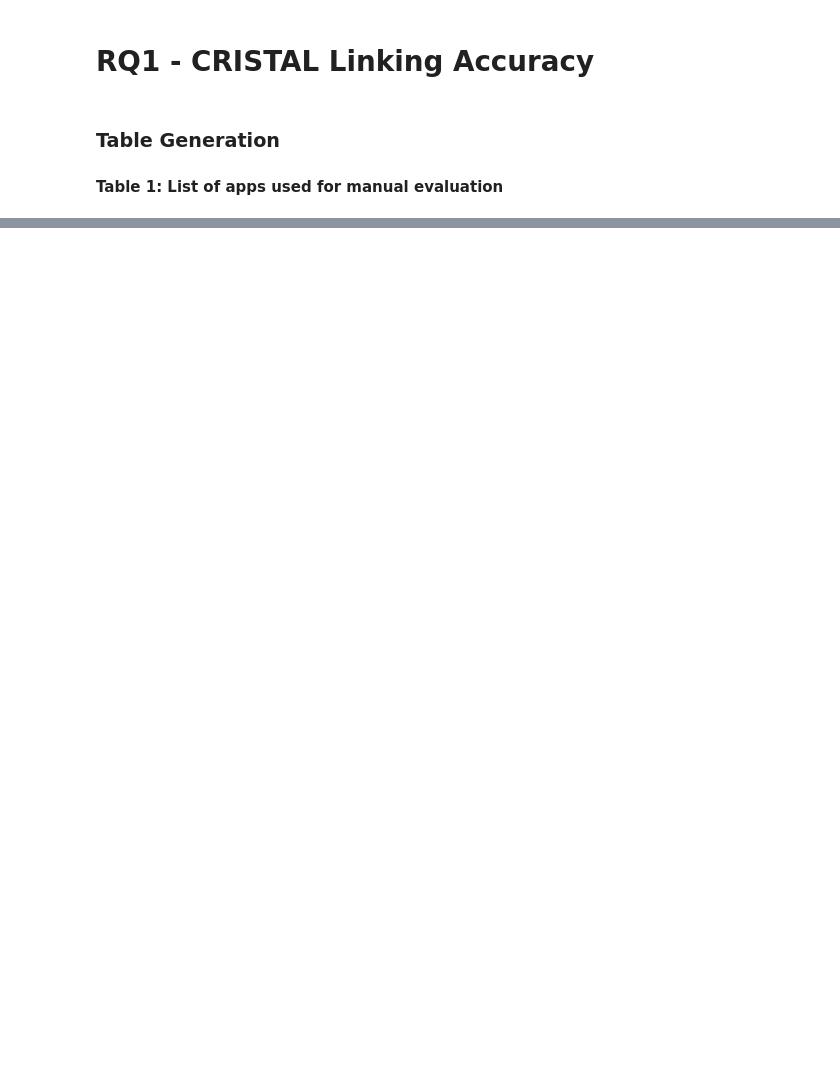
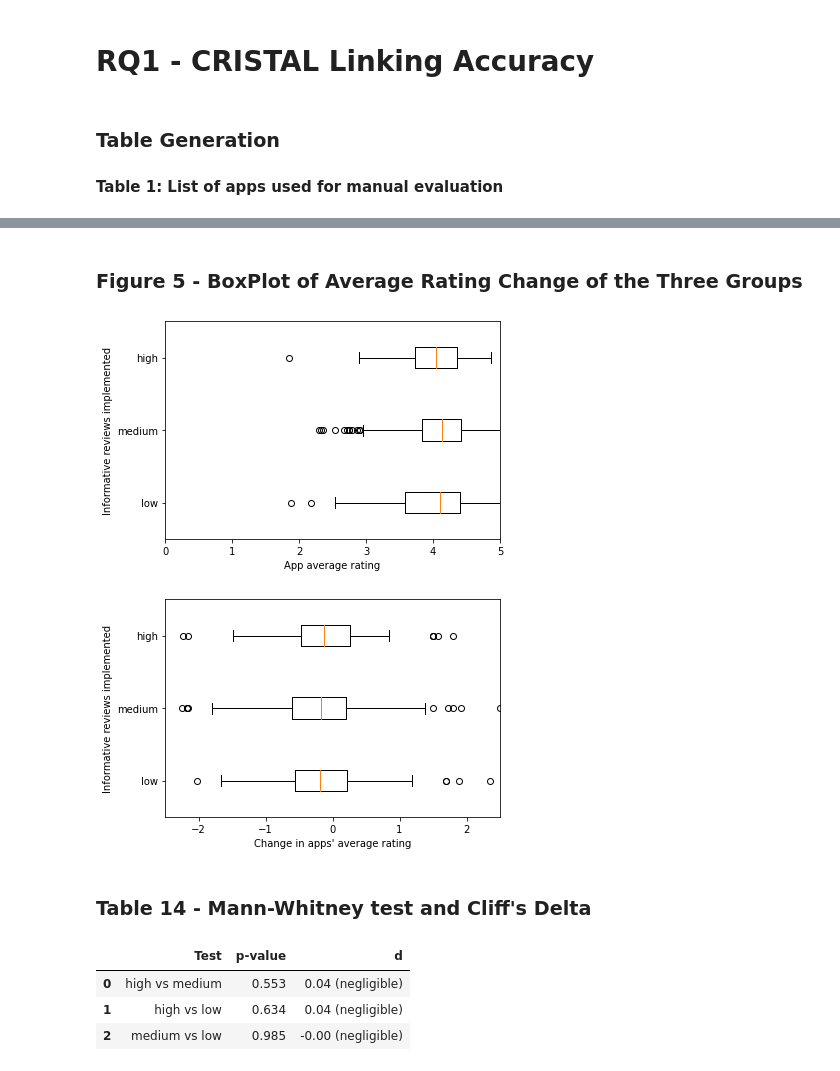
Before and after one commit to maleknaz/P4-CRISTAL-Replication, a Jupyter notebook: P4.ipynb, the cells around one changed output, grey strips where cells are left out. Saved outputs shown, nothing was run; the diff lists cells and outputs as text; code cells hidden in the pictures; blank space fills up the shorter version.

```diff
--- a/P4.ipynb
+++ b/P4.ipynb
@@ -816,0 +961,52 @@ commit_df.head()
+# %% [markdown]
+### Figure 5 - BoxPlot of Average Rating Change of the Three Groups
+# %%
+def figure_5_helper(app: str):
+    return np.mean([r.score for r in load_reviews(app)])
+
+
+def figure_5(apps: list[str]) -> dict[str, list[list[float]]]:
+    ratings = pmap(figure_5_helper, apps, desc='Loading reviews')
+    ratings = dict(zip(apps, ratings))
+    groups = {g: [ratings[a] for a in aps] for g, aps in app_groups.items()}
+    plt.boxplot(list(groups.values()), labels=list(groups.keys()), vert=False)
+    plot(xlim=[0,5], xlabel='App average rating', ylabel='Informative reviews implemented').show()
+
+    groups = {g: [v for v in pmap(get_rating_change, aps, desc=f'Computing rating change for {g} group') if not math.isnan(v)]
+              for g, aps in app_groups.items()}
+    plt.boxplot(list(groups.values()), labels=list(groups.keys()), vert=False)
+    plot(xlim=[-2.5, 2.5], xlabel='Change in apps\' average rating', ylabel='Informative reviews implemented').show()
+
+    return groups
+
+
+app_group_deltas = figure_5(list(apps.keys()))
+# %% [output]
+[figure, added]
+[figure, added]
+# %% [markdown]
+### Table 14 - Mann-Whitney test and Cliff's Delta
+# %%
+from itertools import combinations
+from cliffs_delta import cliffs_delta
+from scipy.stats import mannwhitneyu
+
+def table_14() -> pd.DataFrame:
+    keys = ['high', 'medium', 'low']
+    results = []
+    for f, t in list(combinations(keys, 2)):
+        delta, remark = cliffs_delta(app_group_deltas[f], app_group_deltas[t])
+        results.append({
+            'Test': f'{f} vs {t}',
+            'p-value': f'{mannwhitneyu(app_group_deltas[f], app_group_deltas[t])[1]:.3f}',
+            'd': f'{delta:.2f} ({remark})'
+        })
+    return pd.DataFrame(results)
+
+
+table_14()
+# %% [output]
+|  | Test | p-value | d |
+| 0 | high vs medium | 0.553 | 0.04 (negligible) |
+| 1 | high vs low | 0.634 | 0.04 (negligible) |
+| 2 | medium vs low | 0.985 | -0.00 (negligible) |
```
Also changed, not shown: parts of 31 cells of this notebook, 7 other files.
